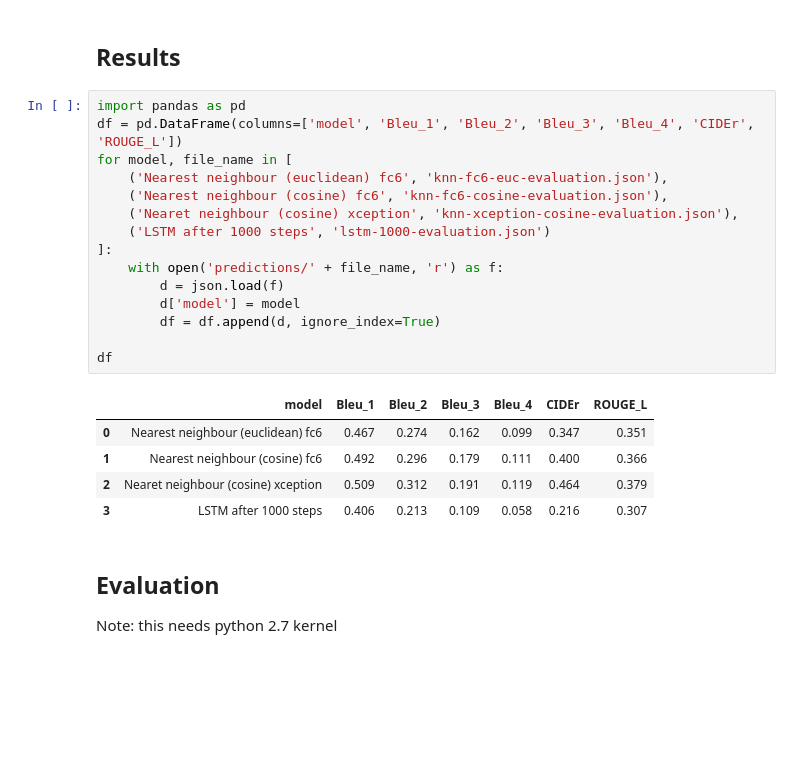
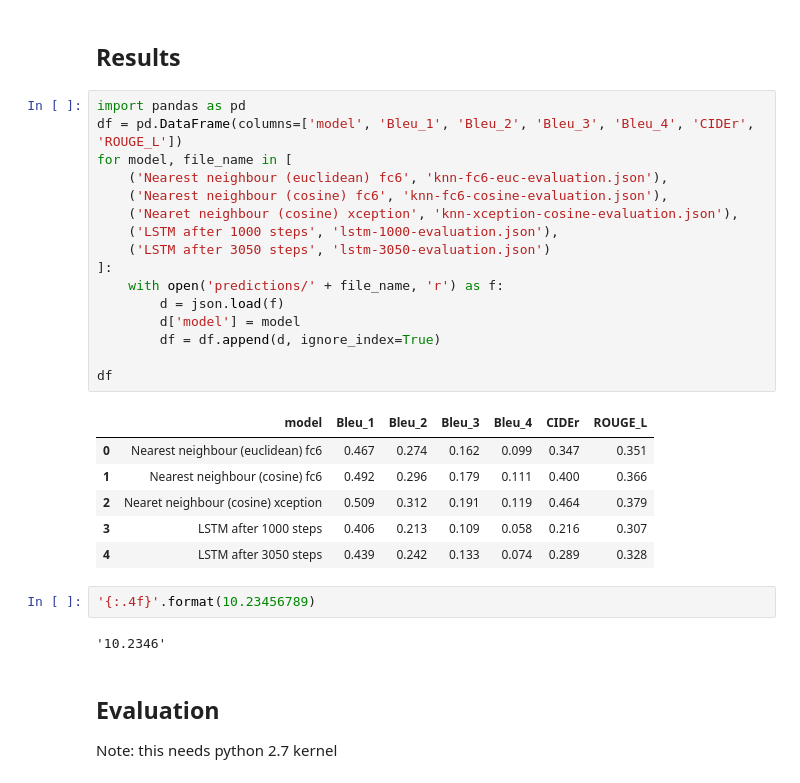
Before and after one commit to PuncocharM/txa-project-image-captioning, a Jupyter notebook: Evaluate.ipynb, the cells around one changed output. Drawn from its saved outputs; the diff is of its cells as text; blank space fills up the shorter version.

```diff
--- a/Evaluate.ipynb
+++ b/Evaluate.ipynb
@@ -3,24 +3,30 @@
 # %%
 import pandas as pd
 df = pd.DataFrame(columns=['model', 'Bleu_1', 'Bleu_2', 'Bleu_3', 'Bleu_4', 'CIDEr', 'ROUGE_L'])
 for model, file_name in [
     ('Nearest neighbour (euclidean) fc6', 'knn-fc6-euc-evaluation.json'),
     ('Nearest neighbour (cosine) fc6', 'knn-fc6-cosine-evaluation.json'),
     ('Nearet neighbour (cosine) xception', 'knn-xception-cosine-evaluation.json'),
-    ('LSTM after 1000 steps', 'lstm-1000-evaluation.json')
+    ('LSTM after 1000 steps', 'lstm-1000-evaluation.json'),
+    ('LSTM after 3050 steps', 'lstm-3050-evaluation.json')
 ]:
     with open('predictions/' + file_name, 'r') as f:
         d = json.load(f)
         d['model'] = model
         df = df.append(d, ignore_index=True)
 
 df
 # %% [output]
 |  | model | Bleu_1 | Bleu_2 | Bleu_3 | Bleu_4 | CIDEr | ROUGE_L |
 | 0 | Nearest neighbour (euclidean) fc6 | 0.467 | 0.274 | 0.162 | 0.099 | 0.347 | 0.351 |
 | 1 | Nearest neighbour (cosine) fc6 | 0.492 | 0.296 | 0.179 | 0.111 | 0.400 | 0.366 |
 | 2 | Nearet neighbour (cosine) xception | 0.509 | 0.312 | 0.191 | 0.119 | 0.464 | 0.379 |
 | 3 | LSTM after 1000 steps | 0.406 | 0.213 | 0.109 | 0.058 | 0.216 | 0.307 |
+| 4 | LSTM after 3050 steps | 0.439 | 0.242 | 0.133 | 0.074 | 0.289 | 0.328 |
+# %%
+'{:.4f}'.format(10.23456789)
+# %% [output]
+'10.2346'
 # %% [markdown]
 ## Evaluation
 
```
Also changed, not shown: parts of 1 cell of this notebook, 4 other files.
